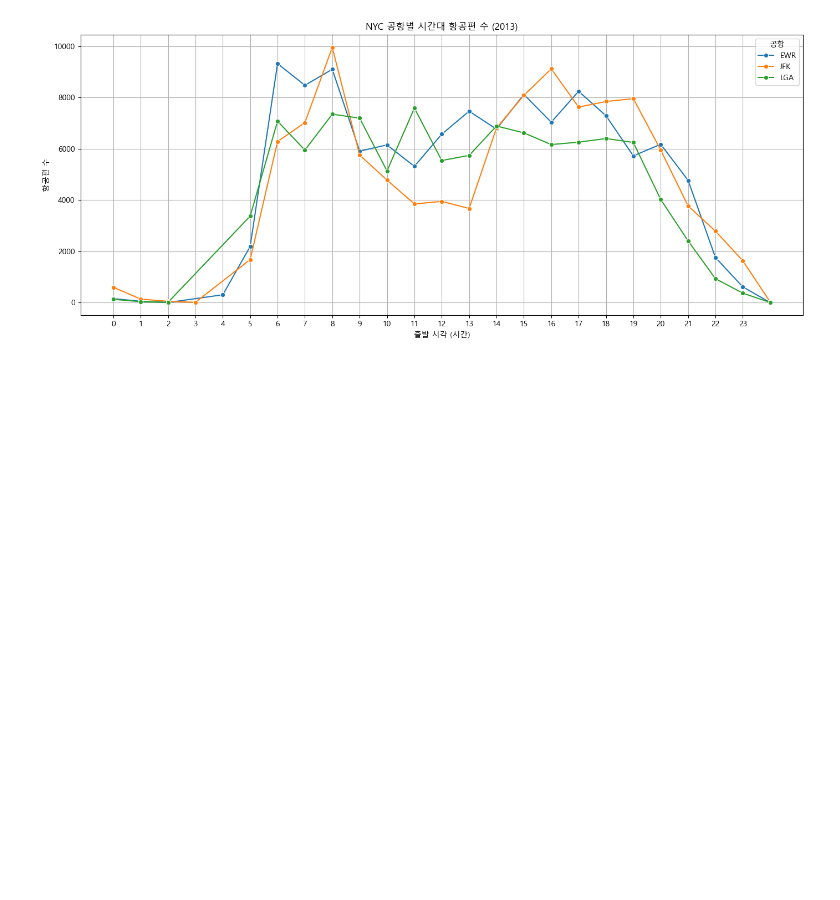
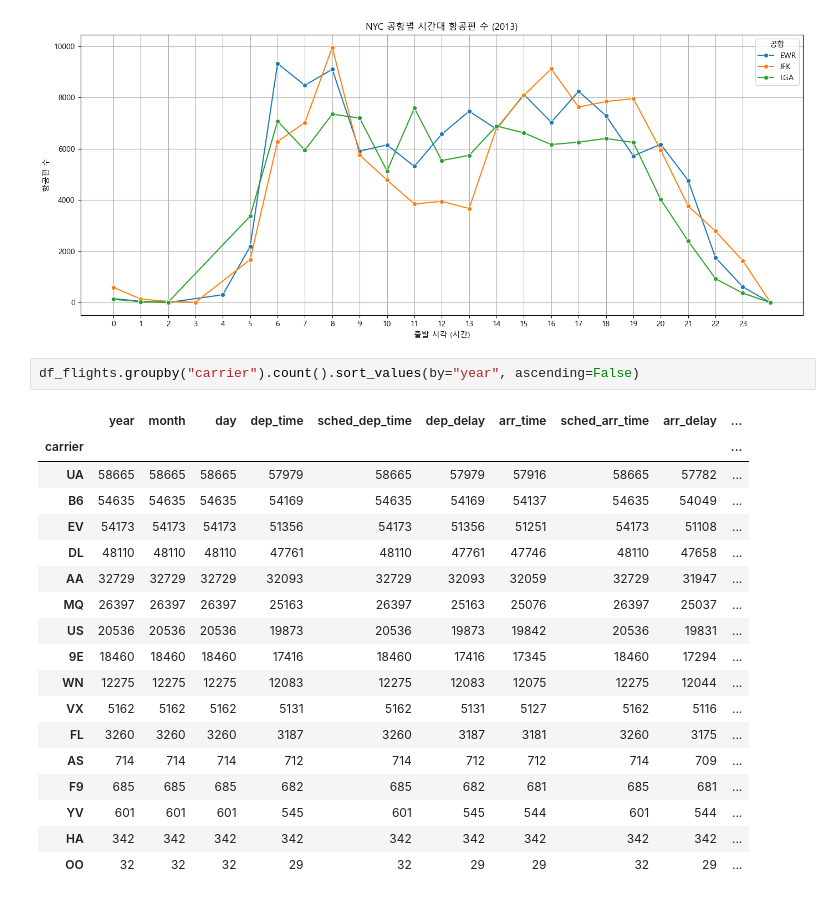
Before and after one commit to yeonduhaeyo/flights-project, a Jupyter notebook: data-analysis.ipynb, the cells around one changed output. Drawn from its saved outputs; the diff is of its cells as text; blank space fills up the shorter version.

```diff
--- a/data-analysis.ipynb
+++ b/data-analysis.ipynb
@@ -362,3 +371,24 @@ plt.tight_layout()
 plt.show()
 # %% [output]
 [figure]
+# %%
+df_flights.groupby("carrier").count().sort_values(by="year", ascending=False)
+# %% [output]
+|  | year | month | day | dep_time | sched_dep_time | dep_delay | arr_time | sched_arr_time | arr_delay | ... |
+| carrier |  |  |  |  |  |  |  |  |  | ... |
+| UA | 58665 | 58665 | 58665 | 57979 | 58665 | 57979 | 57916 | 58665 | 57782 | ... |
+| B6 | 54635 | 54635 | 54635 | 54169 | 54635 | 54169 | 54137 | 54635 | 54049 | ... |
+| EV | 54173 | 54173 | 54173 | 51356 | 54173 | 51356 | 51251 | 54173 | 51108 | ... |
+| DL | 48110 | 48110 | 48110 | 47761 | 48110 | 47761 | 47746 | 48110 | 47658 | ... |
+| AA | 32729 | 32729 | 32729 | 32093 | 32729 | 32093 | 32059 | 32729 | 31947 | ... |
+| MQ | 26397 | 26397 | 26397 | 25163 | 26397 | 25163 | 25076 | 26397 | 25037 | ... |
+| US | 20536 | 20536 | 20536 | 19873 | 20536 | 19873 | 19842 | 20536 | 19831 | ... |
+| 9E | 18460 | 18460 | 18460 | 17416 | 18460 | 17416 | 17345 | 18460 | 17294 | ... |
+| WN | 12275 | 12275 | 12275 | 12083 | 12275 | 12083 | 12075 | 12275 | 12044 | ... |
+| VX | 5162 | 5162 | 5162 | 5131 | 5162 | 5131 | 5127 | 5162 | 5116 | ... |
+| FL | 3260 | 3260 | 3260 | 3187 | 3260 | 3187 | 3181 | 3260 | 3175 | ... |
+| AS | 714 | 714 | 714 | 712 | 714 | 712 | 712 | 714 | 709 | ... |
+| F9 | 685 | 685 | 685 | 682 | 685 | 682 | 681 | 685 | 681 | ... |
+| YV | 601 | 601 | 601 | 545 | 601 | 545 | 544 | 601 | 544 | ... |
+| HA | 342 | 342 | 342 | 342 | 342 | 342 | 342 | 342 | 342 | ... |
+| OO | 32 | 32 | 32 | 29 | 32 | 29 | 29 | 32 | 29 | ... |
```
Also changed, not shown: parts of 32 cells of this notebook, 45 other files.
